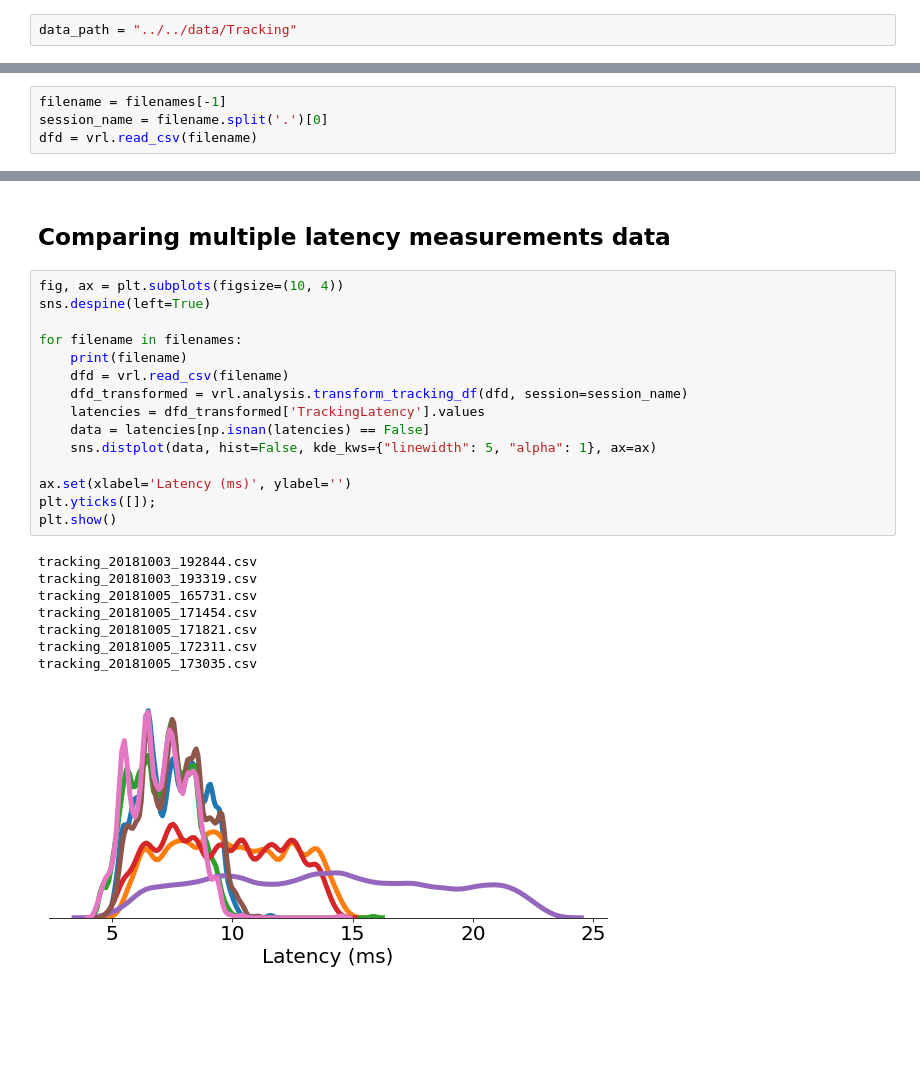
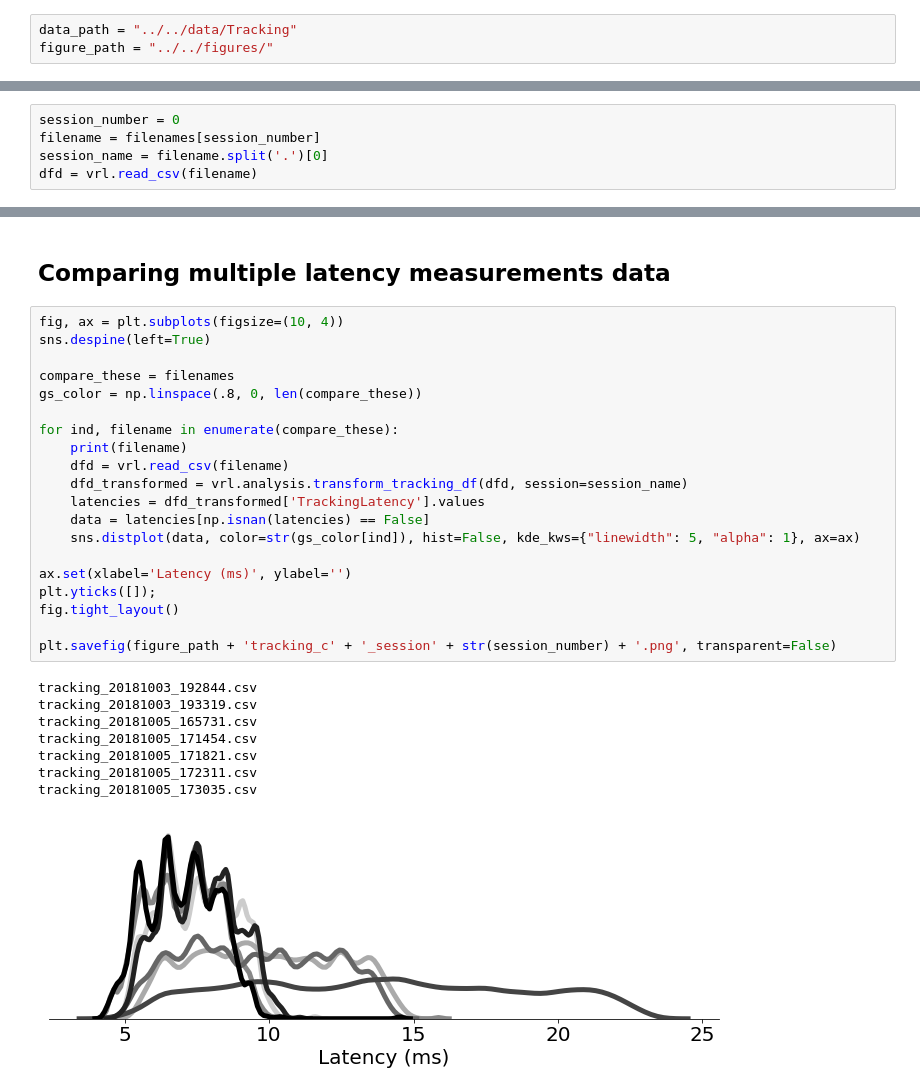
Before and after one commit to mohammadbashiri/vrlatency, a Jupyter notebook: notebooks/reports/Tracking.ipynb, the cells around one changed output, grey strips where cells are left out. Drawn from its saved outputs; the diff is of its cells as text; blank space fills up the shorter version.

```diff
--- a/notebooks/reports/Tracking.ipynb
+++ b/notebooks/reports/Tracking.ipynb
@@ -34,6 +34,7 @@ import vrlatency as vrl
 # %matplotlib tk
 # %%
 data_path = "../../data/Tracking"
+figure_path = "../../figures/"
 # %%
 os.chdir(data_path)
 # %%
@@ -50,7 +51,8 @@ tracking_20181005_171821.csv
 tracking_20181005_172311.csv
 tracking_20181005_173035.csv
 # %%
-filename = filenames[-1]
+session_number = 0
+filename = filenames[session_number]
 session_name = filename.split('.')[0]
 dfd = vrl.read_csv(filename)
 # %%
@@ -135,24 +142,29 @@ plt.yticks([]);
 # %%
 fig, ax = plt.subplots(figsize=(10, 4))
 sns.despine(left=True)
 
-for filename in filenames:
+compare_these = filenames
+gs_color = np.linspace(.8, 0, len(compare_these))
+
+for ind, filename in enumerate(compare_these):
     print(filename)
     dfd = vrl.read_csv(filename)
     dfd_transformed = vrl.analysis.transform_tracking_df(dfd, session=session_name)
     latencies = dfd_transformed['TrackingLatency'].values
     data = latencies[np.isnan(latencies) == False]
-    sns.distplot(data, hist=False, kde_kws={"linewidth": 5, "alpha": 1}, ax=ax)
+    sns.distplot(data, color=str(gs_color[ind]), hist=False, kde_kws={"linewidth": 5, "alpha": 1}, ax=ax)
 
 ax.set(xlabel='Latency (ms)', ylabel='')
 plt.yticks([]);
-plt.show()
+fig.tight_layout()
+
+plt.savefig(figure_path + 'tracking_c' + '_session' + str(session_number) + '.png', transparent=False)
 # %% [output]
 tracking_20181003_192844.csv
 tracking_20181003_193319.csv
 tracking_20181005_165731.csv
 tracking_20181005_171454.csv
 tracking_20181005_171821.csv
 tracking_20181005_172311.csv
 tracking_20181005_173035.csv
-[figure, old version]
+[figure, new version]
```
Also changed, not shown: parts of 6 cells of this notebook, 7 other files.
